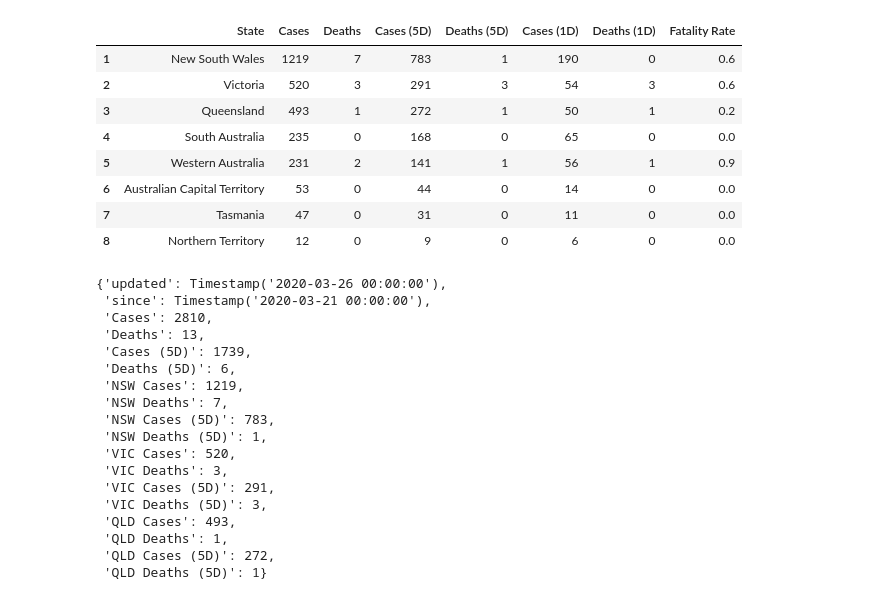
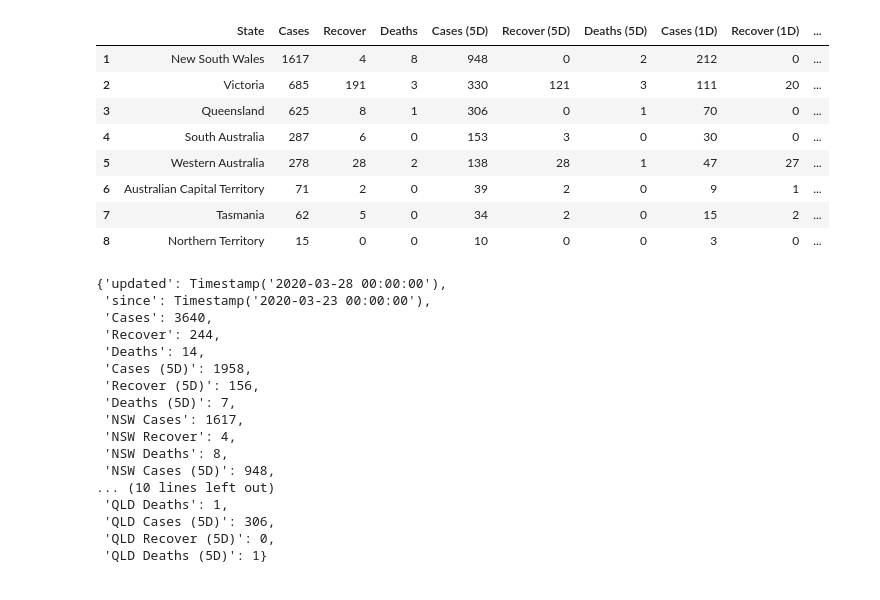
Before and after one commit to iamashks/covid19-australia, a Jupyter notebook: index.ipynb, the cells around one changed output. Cells and saved outputs as stored; diff of their text form; code cells hidden in the pictures.

```diff
--- a/index.ipynb
+++ b/index.ipynb
@@ -26,39 +26,42 @@ dft_recover = dft_recover[dft_recover[COL_COUNTRY] == COUNTRY]
 # %%
 COL_TODAY = dft_confirm.columns[-1]
 COL_1DAY = dft_confirm.columns[-1 - 1]
 COL_5DAY = dft_confirm.columns[-1 - 5]
 COL_50DAY = dft_confirm.columns[-1 - 50]
 
-df_table = pd.DataFrame({'State': dft_confirm[COL_STATE],
-                         'Cases': dft_confirm[COL_TODAY], 'Deaths': dft_demised[COL_TODAY]})
+df_table = pd.DataFrame({'State': dft_confirm[COL_STATE], 'Cases': dft_confirm[COL_TODAY],
+                         'Recover': dft_recover[COL_TODAY], 'Deaths': dft_demised[COL_TODAY]})
+
 df_table['Cases (5D)'] = np.array(dft_confirm[COL_TODAY]) - np.array(dft_confirm[COL_5DAY])
+df_table['Recover (5D)'] = np.array(dft_recover[COL_TODAY]) - np.array(dft_recover[COL_5DAY])
 df_table['Deaths (5D)'] = np.array(dft_demised[COL_TODAY]) - np.array(dft_demised[COL_5DAY])
 df_table['Cases (1D)'] = np.array(dft_confirm[COL_TODAY]) - np.array(dft_confirm[COL_1DAY])
+df_table['Recover (1D)'] = np.array(dft_recover[COL_TODAY]) - np.array(dft_recover[COL_1DAY])
 df_table['Deaths (1D)'] = np.array(dft_demised[COL_TODAY]) - np.array(dft_demised[COL_1DAY])
 df_table['Fatality Rate'] = (100 * df_table['Deaths'] / df_table['Cases']).round(1)
 
 df_table = df_table.sort_values(by=['Cases', 'Deaths'], ascending=[False, False])
 df_table = df_table.reset_index()
 df_table.index += 1
 
 del df_table['index'] # del duplicate index
 df_table.head(8)
 # %% [output]
-|  | State | Cases | Deaths | Cases (5D) | Deaths (5D) | Cases (1D) | Deaths (1D) | Fatality Rate |
-| 1 | New South Wales | 1219 | 7 | 783 | 1 | 190 | 0 | 0.6 |
-| 2 | Victoria | 520 | 3 | 291 | 3 | 54 | 3 | 0.6 |
-| 3 | Queensland | 493 | 1 | 272 | 1 | 50 | 1 | 0.2 |
-| 4 | South Australia | 235 | 0 | 168 | 0 | 65 | 0 | 0.0 |
-| 5 | Western Australia | 231 | 2 | 141 | 1 | 56 | 1 | 0.9 |
-| 6 | Australian Capital Territory | 53 | 0 | 44 | 0 | 14 | 0 | 0.0 |
-| 7 | Tasmania | 47 | 0 | 31 | 0 | 11 | 0 | 0.0 |
-| 8 | Northern Territory | 12 | 0 | 9 | 0 | 6 | 0 | 0.0 |
+|  | State | Cases | Recover | Deaths | Cases (5D) | Recover (5D) | Deaths (5D) | Cases (1D) | Recover (1D) | ... |
+| 1 | New South Wales | 1617 | 4 | 8 | 948 | 0 | 2 | 212 | 0 | ... |
+| 2 | Victoria | 685 | 191 | 3 | 330 | 121 | 3 | 111 | 20 | ... |
+| 3 | Queensland | 625 | 8 | 1 | 306 | 0 | 1 | 70 | 0 | ... |
+| 4 | South Australia | 287 | 6 | 0 | 153 | 3 | 0 | 30 | 0 | ... |
+| 5 | Western Australia | 278 | 28 | 2 | 138 | 28 | 1 | 47 | 27 | ... |
+| 6 | Australian Capital Territory | 71 | 2 | 0 | 39 | 2 | 0 | 9 | 1 | ... |
+| 7 | Tasmania | 62 | 5 | 0 | 34 | 2 | 0 | 15 | 2 | ... |
+| 8 | Northern Territory | 15 | 0 | 0 | 10 | 0 | 0 | 3 | 0 | ... |
 # %%
 dt_cols = dft_confirm.columns[~dft_confirm.columns.isin([COL_STATE, COL_COUNTRY, 'Lat', 'Long'])]
 dft_cases = dft_confirm.groupby(COL_STATE)[dt_cols].sum()
 dft_cases_new = dft_cases.diff(axis=1).fillna(0).astype(int)
 
-include_cols = ['Cases', 'Deaths', 'Cases (5D)', 'Deaths (5D)']
+include_cols = ['Cases', 'Recover', 'Deaths', 'Cases (5D)', 'Recover (5D)', 'Deaths (5D)']
 
 summary_nsw = df_table[df_table['State'].eq('New South Wales')][include_cols].sum().add_prefix('NSW ')
 summary_vic = df_table[df_table['State'].eq('Victoria')][include_cols].sum().add_prefix('VIC ')
@@ -68,23 +71,22 @@ summary_time = {'updated': pd.to_datetime(COL_TODAY), 'since': pd.to_datetime(CO
 summary = {**summary_time, **df_table[include_cols].sum(), **summary_nsw, **summary_vic, **summary_qld}
 summary
 # %% [output]
-{'updated': Timestamp('2020-03-26 00:00:00'),
- 'since': Timestamp('2020-03-21 00:00:00'),
- 'Cases': 2810,
- 'Deaths': 13,
- 'Cases (5D)': 1739,
- 'Deaths (5D)': 6,
- 'NSW Cases': 1219,
- 'NSW Deaths': 7,
- 'NSW Cases (5D)': 783,
- 'NSW Deaths (5D)': 1,
- 'VIC Cases': 520,
- 'VIC Deaths': 3,
- 'VIC Cases (5D)': 291,
- 'VIC Deaths (5D)': 3,
- 'QLD Cases': 493,
+{'updated': Timestamp('2020-03-28 00:00:00'),
+ 'since': Timestamp('2020-03-23 00:00:00'),
+ 'Cases': 3640,
+ 'Recover': 244,
+ 'Deaths': 14,
+ 'Cases (5D)': 1958,
+ 'Recover (5D)': 156,
+ 'Deaths (5D)': 7,
+ 'NSW Cases': 1617,
+ 'NSW Recover': 4,
+ 'NSW Deaths': 8,
+ 'NSW Cases (5D)': 948,
+... (10 lines left out)
  'QLD Deaths': 1,
- 'QLD Cases (5D)': 272,
+ 'QLD Cases (5D)': 306,
+ 'QLD Recover (5D)': 0,
  'QLD Deaths (5D)': 1}
 # %%
 templateLoader = jj.FileSystemLoader(searchpath='./')
```
Also changed, not shown: parts of 1 cell of this notebook, 4 other files.
